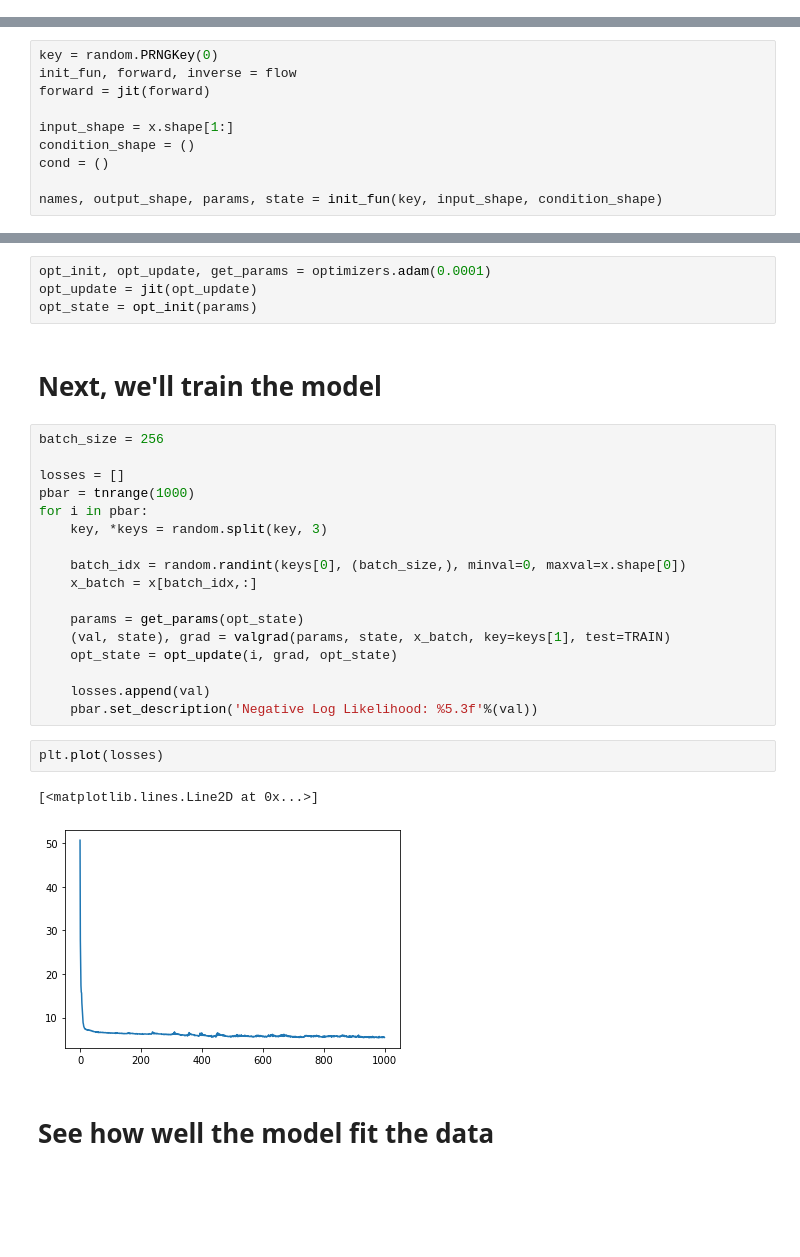
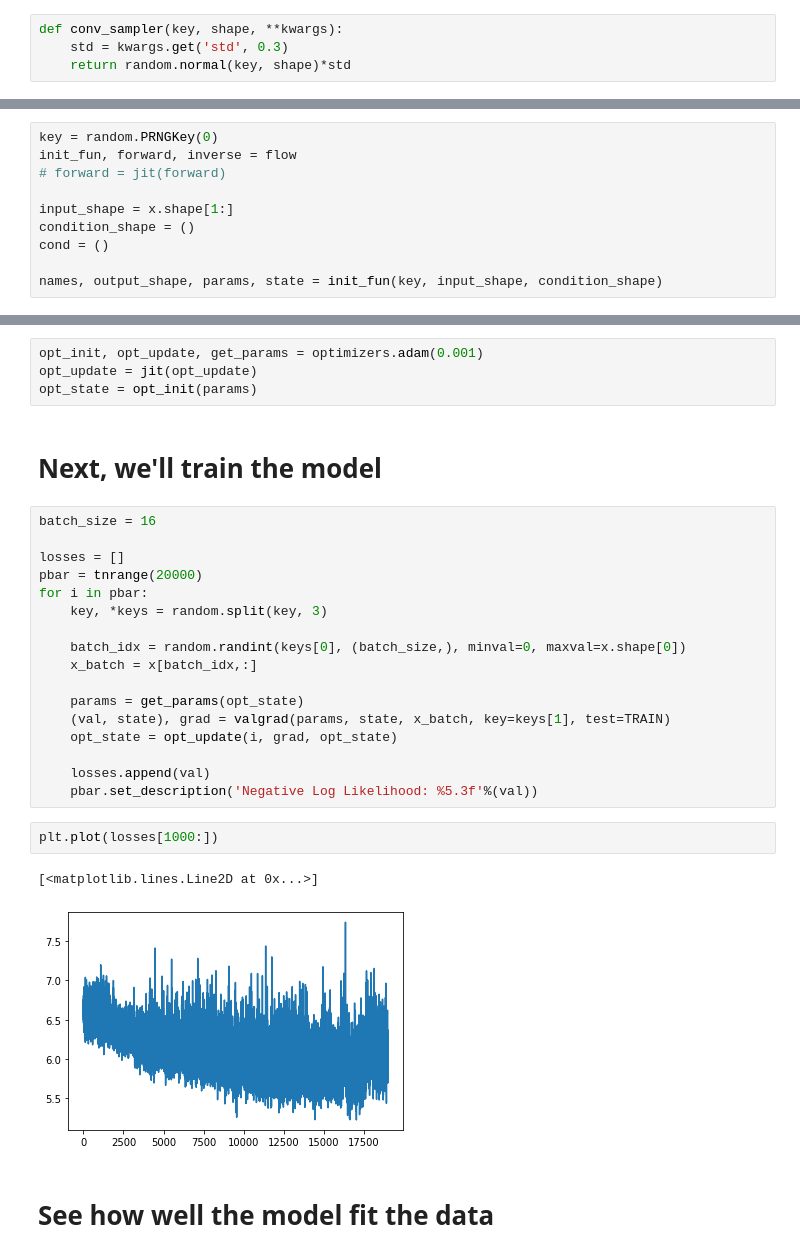
Before and after one commit to Information-Fusion-Lab-Umass/NuX, a Jupyter notebook: Toy Example.ipynb, the cells around one changed output, grey strips where cells are left out. Cells and saved outputs as stored; diff of their text form; blank space fills up the shorter version.

```diff
--- a/Toy Example.ipynb
+++ b/Toy Example.ipynb
@@ -30,3 +25,7 @@ plt.scatter(x[:,0], x[:,1], alpha=0.3)
 # %% [markdown]
 # Build our normalizing flow
+# %%
+def conv_sampler(key, shape, **kwargs):
+    std = kwargs.get('std', 0.3)
+    return random.normal(key, shape)*std
 # %%
@@ -60,7 +74,7 @@ flow = sequential_flow(AffineCoupling(Transform),
 # %%
 key = random.PRNGKey(0)
 init_fun, forward, inverse = flow
-forward = jit(forward)
+# forward = jit(forward)
 
 input_shape = x.shape[1:]
 condition_shape = ()
@@ -82,16 +119,16 @@ valgrad = jit(valgrad)
 # %% [markdown]
 # The last step before training is creating our optimizers
 # %%
-opt_init, opt_update, get_params = optimizers.adam(0.0001)
+opt_init, opt_update, get_params = optimizers.adam(0.001)
 opt_update = jit(opt_update)
 opt_state = opt_init(params)
 # %% [markdown]
 # Next, we'll train the model
 # %%
-batch_size = 256
+batch_size = 16
 
 losses = []
-pbar = tnrange(1000)
+pbar = tnrange(20000)
 for i in pbar:
     key, *keys = random.split(key, 3)
 
@@ -105,10 +142,10 @@ for i in pbar:
     losses.append(val)
     pbar.set_description('Negative Log Likelihood: %5.3f'%(val))
 # %%
-plt.plot(losses)
+plt.plot(losses[1000:])
 # %% [output]
 [<matplotlib.lines.Line2D at 0x...>]
-[figure, old version]
+[figure, new version]
 # %% [markdown]
 # See how well the model fit the data
 # %%
```
Also changed, not shown: parts of 10 cells of this notebook, 4 other files.
